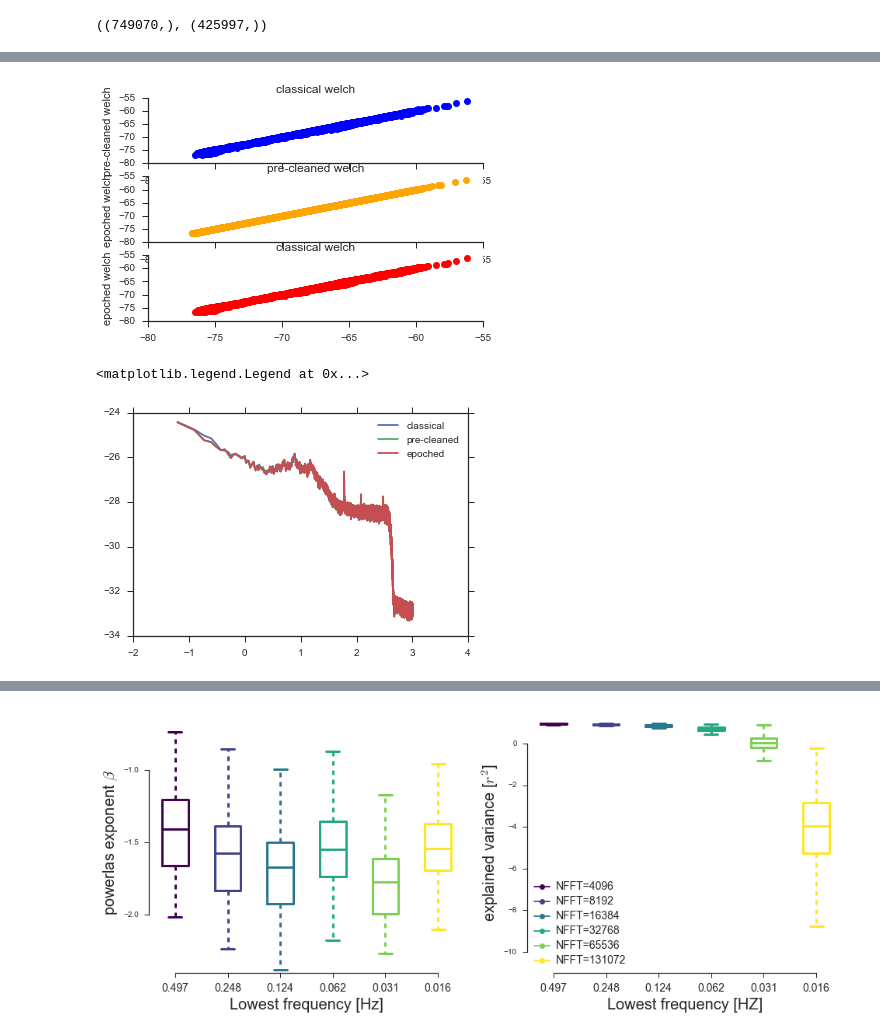
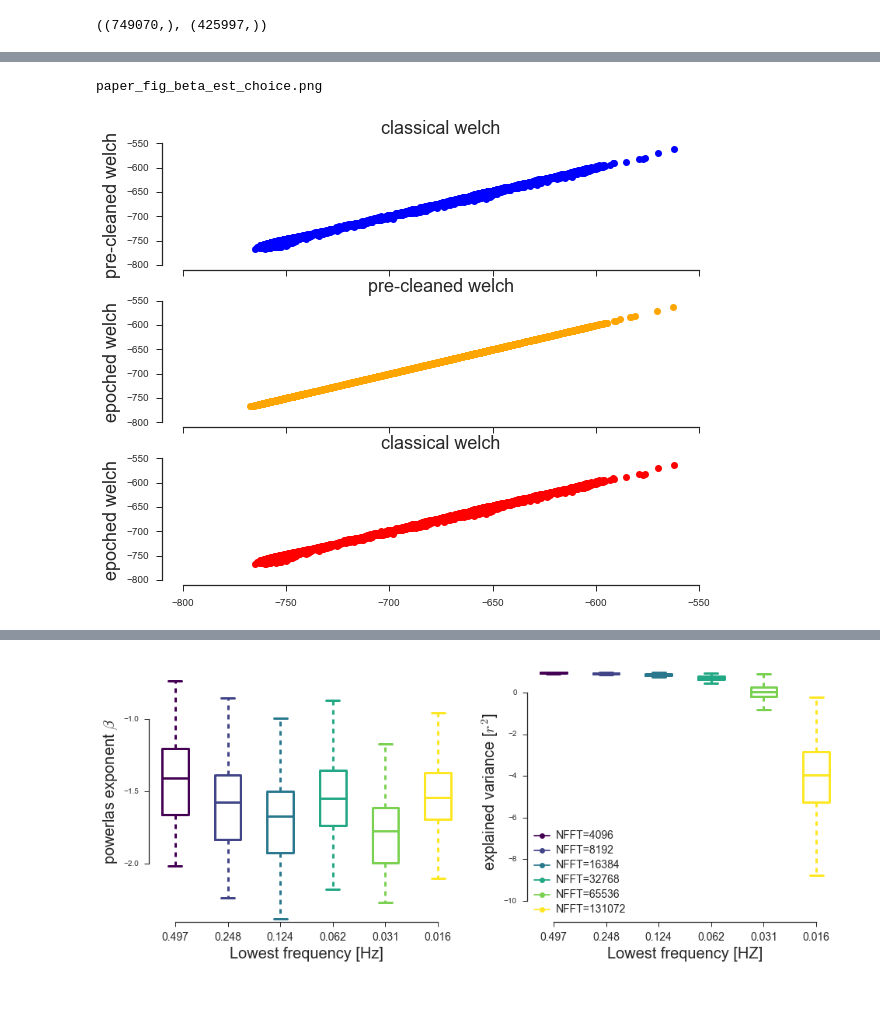
Before and after one commit to neurospin/meg_study_dynamic_scales, a Jupyter notebook: scripts/paper_check_powerlaw_fit.ipynb, the cells around one changed output, grey strips where cells are left out. Drawn from its saved outputs; the diff is of its cells as text; code cells hidden in the pictures; blank space fills up the shorter version.

```diff
--- a/scripts/paper_check_powerlaw_fit.ipynb
+++ b/scripts/paper_check_powerlaw_fit.ipynb
@@ -261,29 +260,32 @@ Effective window size : 16.106 (s)
+# %%
+ls paper_figures/
+# %% [output]
+paper_fig_beta_est_choice.png
 # %%
-fig, axs = plt.subplots(3, 1, sharex=False)
-axs[0].plot(np.log(psd1.ravel()), np.log(psd2.ravel()),
+fig, axs = plt.subplots(3, 1, sharex=True, figsize=(10, 8))
+
+fs = 18
+axs[0].plot(10 * np.log(psd1.ravel()), 10 * np.log(psd2.ravel()),
             linewidth=0, marker='o', color='blue')
-axs[0].set_title('classical welch')
-axs[0].set_ylabel('pre-cleaned welch')
+axs[0].set_title('classical welch', fontsize=fs)
+axs[0].set_ylabel('pre-cleaned welch', fontsize=fs)
 
-axs[1].plot(np.log(psd3.ravel()), np.log(psd2.ravel()),
+axs[1].plot(10 * np.log(psd3.ravel()), 10 * np.log(psd2.ravel()),
             linewidth=0, marker='o', color='orange')
-axs[1].set_title('pre-cleaned welch')
-axs[1].set_ylabel('epoched welch')
+axs[1].set_title('pre-cleaned welch', fontsize=fs)
+axs[1].set_ylabel('epoched welch', fontsize=fs)
 
-axs[2].plot(np.log(psd1.ravel()), np.log(psd3.ravel()),
+axs[2].plot(10 * np.log(psd1.ravel()), 10 * np.log(psd3.ravel()),
             linewidth=0, marker='o', color='red')
-axs[2].set_title('classical welch')
-axs[2].set_ylabel('epoched welch')
 
+axs[2].set_title('classical welch', fontsize=fs)
+axs[2].set_ylabel('epoched welch', fontsize=fs)
+for ax in axs:
+    ax.set_xlim(-810, -540)
+    ax.set_ylim(-810, -540)
 sns.despine(trim=True)
+
 plt.show()
+fig.savefig('paper_figures/check_welch_estimators.png', dpi=600)
 # %% [output]
-[figure, old version]
+[figure, new version]
-# %%
-plt.plot(np.log10(freqs), np.log10(psd1).T, label='classical')
-plt.plot(np.log10(freqs), np.log10(psd2).T, label='pre-cleaned')
-plt.plot(np.log10(freqs), np.log10(psd3).T, label='epoched')
-plt.legend()
-# %% [output]
-<matplotlib.legend.Legend at 0x...>
-[figure, removed]
```
Also changed, not shown: parts of 31 cells of this notebook, 4 other files.
